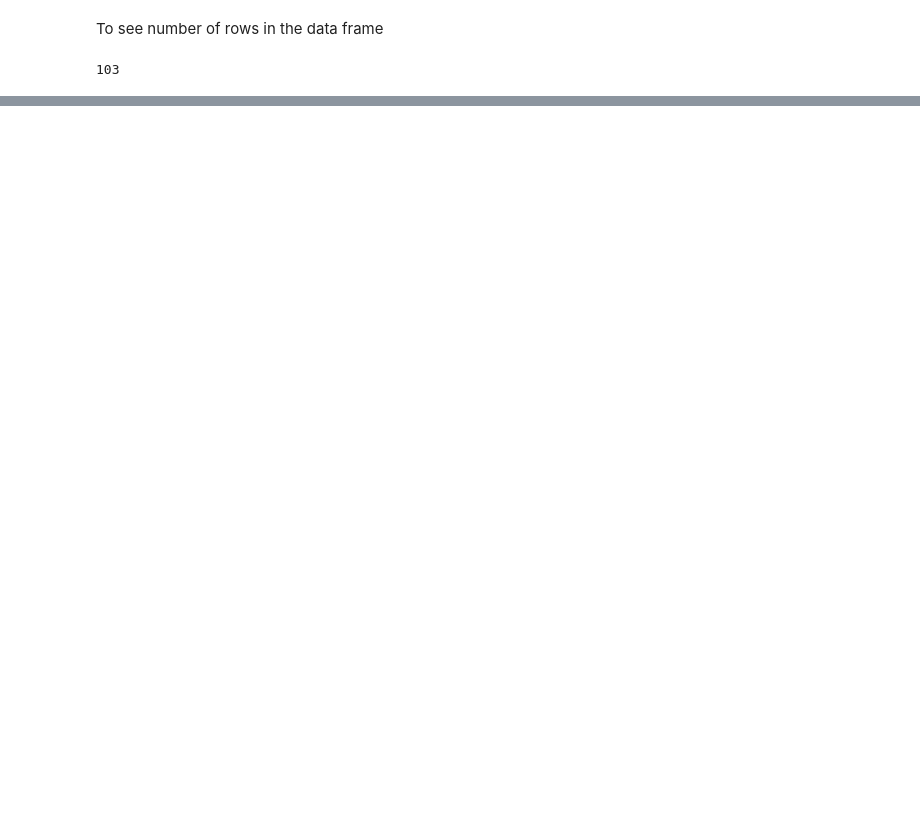
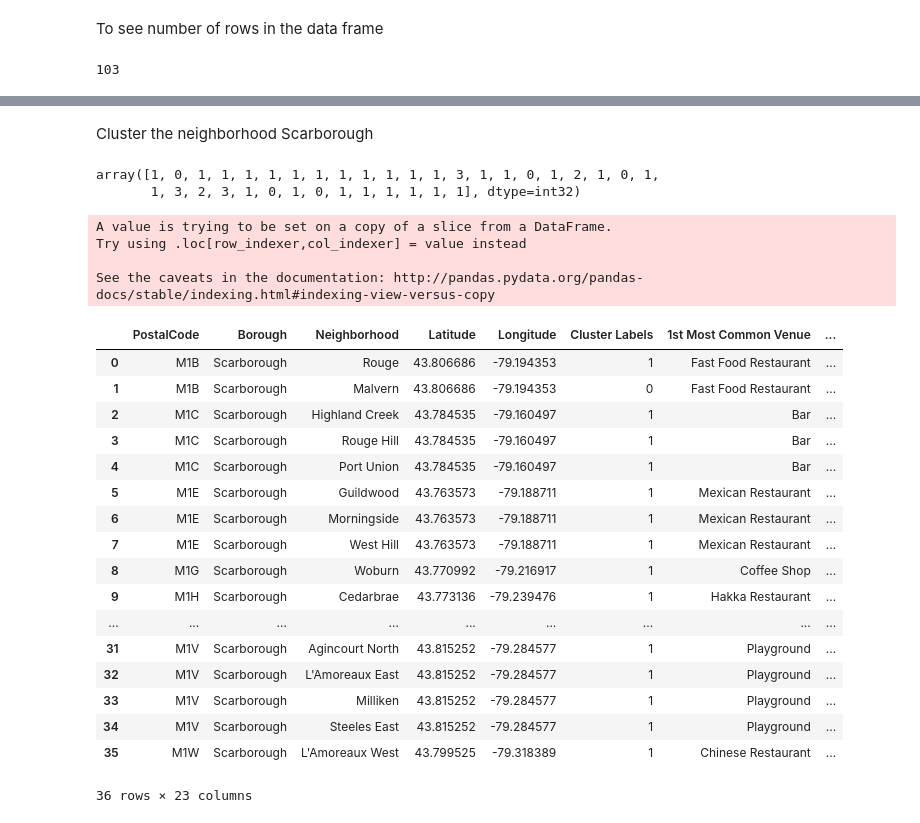
Before and after one commit to TehDean/Coursera_Capstone, a Jupyter notebook: Segmenting and Clustering.ipynb, the cells around one changed output, grey strips where cells are left out. Saved outputs shown, nothing was run; the diff lists cells and outputs as text; code cells hidden in the pictures; blank space fills up the shorter version.

```diff
--- a/Segmenting and Clustering.ipynb
+++ b/Segmenting and Clustering.ipynb
@@ -70,0 +364,54 @@ tdf2.shape[0]
+# %% [markdown]
+Cluster the neighborhood Scarborough
+# %%
+from sklearn.cluster import KMeans
+
+
+# Number of clusters 4
+# Using k-means to cluster the neighborhood into 4 clusters.
+kclusters = 4
+
+scarborough_grouped_clustering = scarborough_grouped.drop('Neighborhood', 1)
+
+# run k-means clustering
+kmeans = KMeans(n_clusters=kclusters, random_state=0).fit(scarborough_grouped_clustering)
+
+# check cluster labels generated for each row in the dataframe
+kmeans.labels_
+# %% [output]
+array([1, 0, 1, 1, 1, 1, 1, 1, 1, 1, 1, 1, 1, 3, 1, 1, 0, 1, 2, 1, 0, 1,
+       1, 3, 2, 3, 1, 0, 1, 0, 1, 1, 1, 1, 1, 1], dtype=int32)
+# %%
+scarborough_merged = Scarborough_data[0:36]
+
+# add clustering labels
+scarborough_merged['Cluster Labels'] = kmeans.labels_
+
+# merge to add latitude/longitude for each neighborhood
+scarborough_merged = scarborough_merged.join(neighborhoods_venues_sorted.set_index('Neighborhood'), on='Neighborhood')
+
+
+scarborough_merged
+# %% [output]
+A value is trying to be set on a copy of a slice from a DataFrame.
+Try using .loc[row_indexer,col_indexer] = value instead
+
+See the caveats in the documentation: http://pandas.pydata.org/pandas-docs/stable/indexing.html#indexing-view-versus-copy
+|  | PostalCode | Borough | Neighborhood | Latitude | Longitude | Cluster Labels | 1st Most Common Venue | ... |
+| 0 | M1B | Scarborough | Rouge | 43.806686 | -79.194353 | 1 | Fast Food Restaurant | ... |
+| 1 | M1B | Scarborough | Malvern | 43.806686 | -79.194353 | 0 | Fast Food Restaurant | ... |
+| 2 | M1C | Scarborough | Highland Creek | 43.784535 | -79.160497 | 1 | Bar | ... |
+| 3 | M1C | Scarborough | Rouge Hill | 43.784535 | -79.160497 | 1 | Bar | ... |
+| 4 | M1C | Scarborough | Port Union | 43.784535 | -79.160497 | 1 | Bar | ... |
+| 5 | M1E | Scarborough | Guildwood | 43.763573 | -79.188711 | 1 | Mexican Restaurant | ... |
+| 6 | M1E | Scarborough | Morningside | 43.763573 | -79.188711 | 1 | Mexican Restaurant | ... |
+| 7 | M1E | Scarborough | West Hill | 43.763573 | -79.188711 | 1 | Mexican Restaurant | ... |
+| 8 | M1G | Scarborough | Woburn | 43.770992 | -79.216917 | 1 | Coffee Shop | ... |
+| 9 | M1H | Scarborough | Cedarbrae | 43.773136 | -79.239476 | 1 | Hakka Restaurant | ... |
+| ... | ... | ... | ... | ... | ... | ... | ... | ... |
+| 31 | M1V | Scarborough | Agincourt North | 43.815252 | -79.284577 | 1 | Playground | ... |
+| 32 | M1V | Scarborough | L'Amoreaux East | 43.815252 | -79.284577 | 1 | Playground | ... |
+| 33 | M1V | Scarborough | Milliken | 43.815252 | -79.284577 | 1 | Playground | ... |
+| 34 | M1V | Scarborough | Steeles East | 43.815252 | -79.284577 | 1 | Playground | ... |
+| 35 | M1W | Scarborough | L'Amoreaux West | 43.799525 | -79.318389 | 1 | Chinese Restaurant | ... |
+36 rows × 23 columns
```
Also changed, not shown: parts of 34 cells of this notebook.
